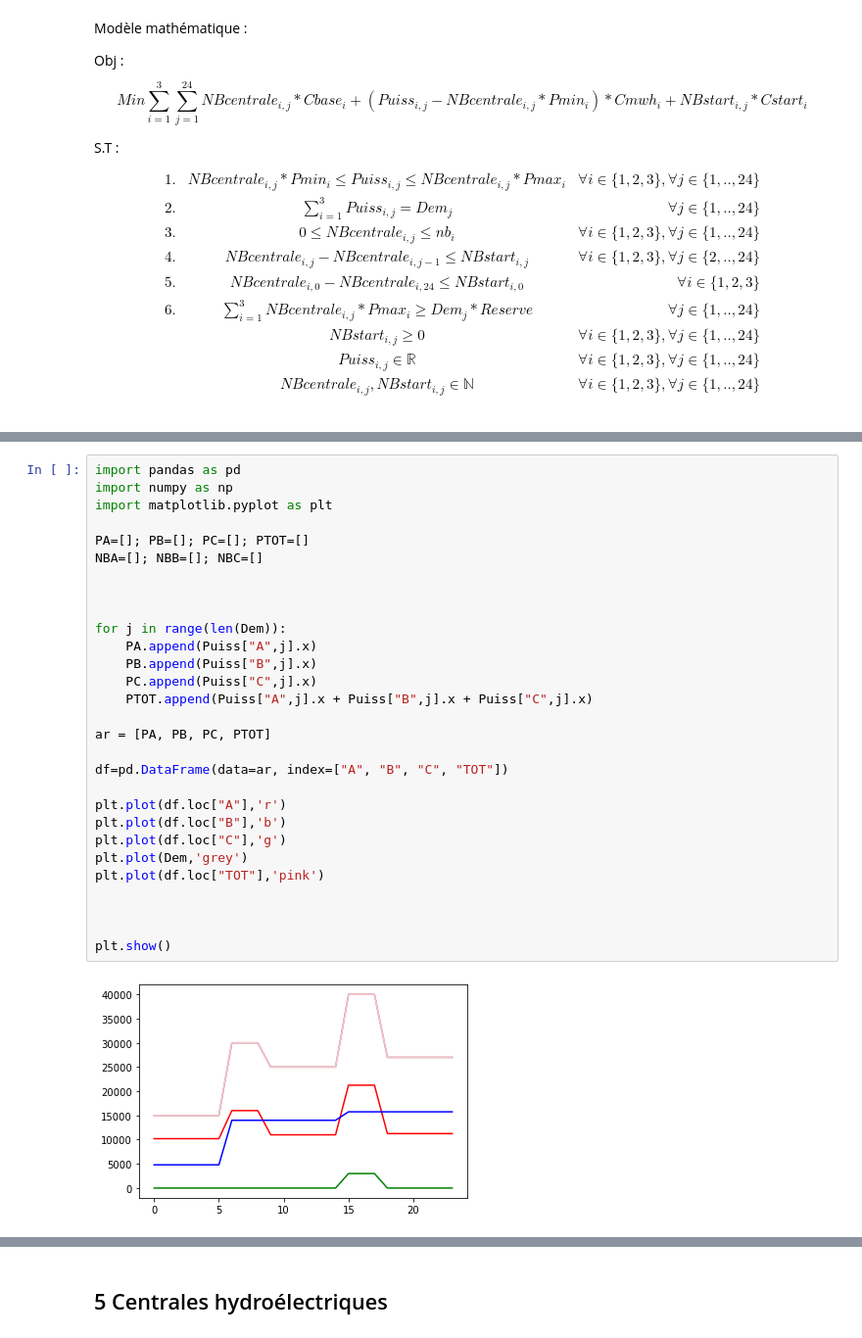
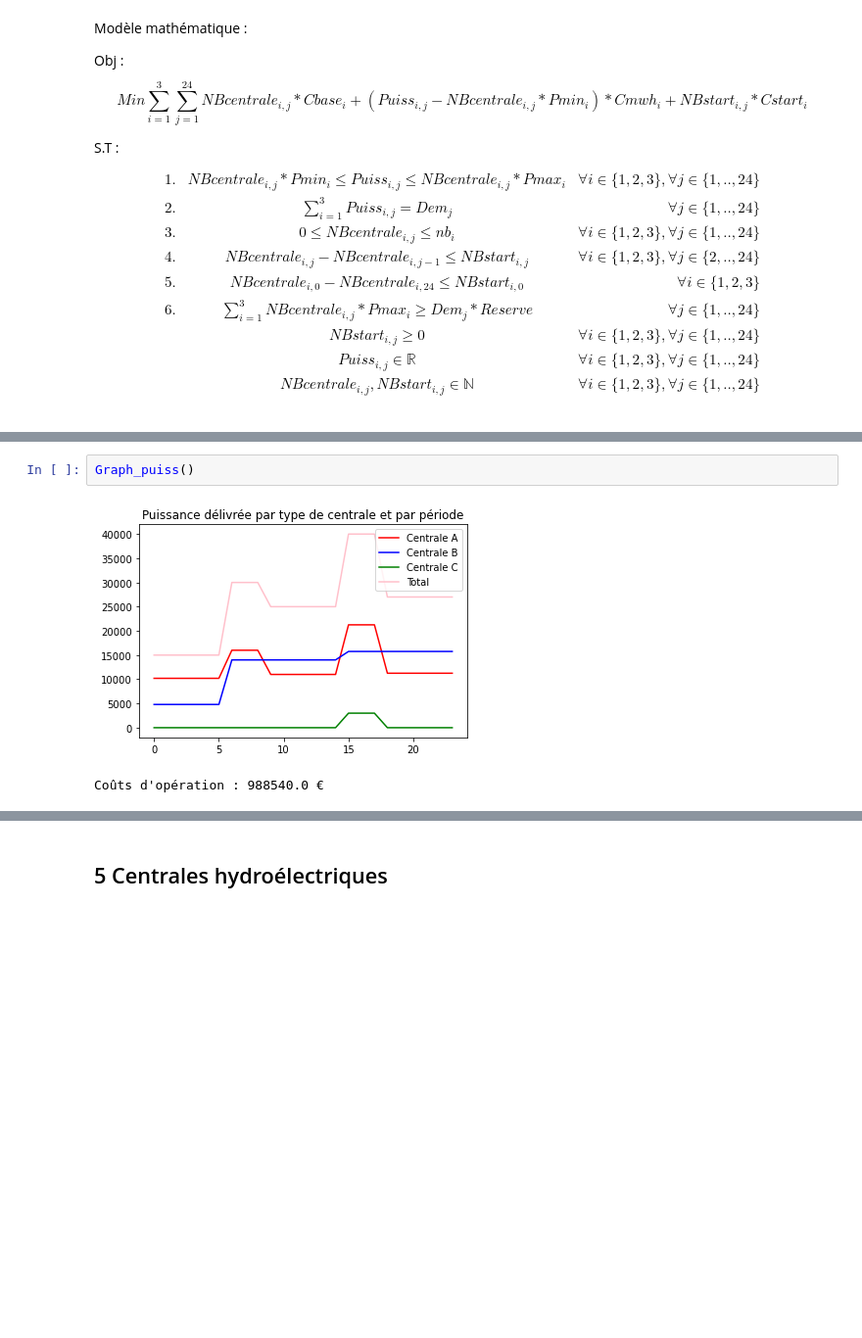
Before and after one commit to ValentinLassaigne/LP, a Jupyter notebook: Projet Optim Lineaire.ipynb, the cells around one changed output, grey strips where cells are left out. Shown at 98% size. Cells and saved outputs as stored; diff of their text form; blank space fills up the shorter version.

```diff
--- a/Projet Optim Lineaire.ipynb
+++ b/Projet Optim Lineaire.ipynb
@@ -619,34 +622,8 @@ Solution count 10: 988540 989030 989510 ... 1.31951e+06
 
 Optimal solution found (tolerance 1.00e-04)
 Best objective 9.885400000000e+05, best bound 9.885400000000e+05, gap 0.0000%
-# %%
-import pandas as pd
-import numpy as np
-import matplotlib.pyplot as plt
-
-PA=[]; PB=[]; PC=[]; PTOT=[]
-NBA=[]; NBB=[]; NBC=[]
-
-
-
-for j in range(len(Dem)):
-    PA.append(Puiss["A",j].x)
-    PB.append(Puiss["B",j].x)
-    PC.append(Puiss["C",j].x)
-    PTOT.append(Puiss["A",j].x + Puiss["B",j].x + Puiss["C",j].x)
-
-ar = [PA, PB, PC, PTOT]
-
-df=pd.DataFrame(data=ar, index=["A", "B", "C", "TOT"])
-
-plt.plot(df.loc["A"],'r')
-plt.plot(df.loc["B"],'b')
-plt.plot(df.loc["C"],'g')
-plt.plot(Dem,'grey')
-plt.plot(df.loc["TOT"],'pink')
-
-
-
-plt.show()
-# %% [output]
-[figure, removed]
+# %%
+Graph_puiss()
+# %% [output]
+[figure, added]
+Coûts d'opération : 988540.0 €
```
Also changed, not shown: parts of 44 cells of this notebook.
